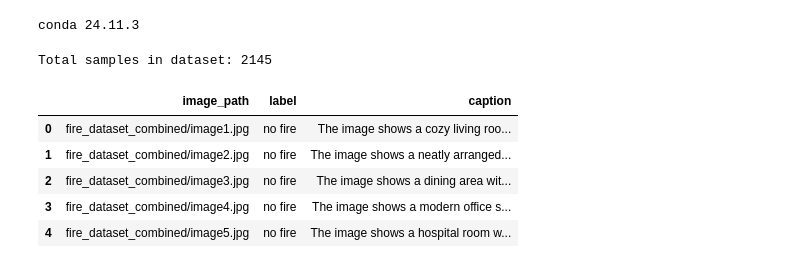
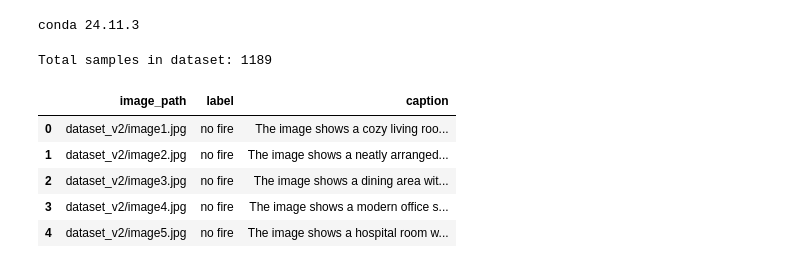
Before and after one commit to tmdeptrai/ContextFire-VLM, a Jupyter notebook: model_survey/qwen2_vl_2B.ipynb, the cells around one changed output. Saved outputs shown, nothing was run; the diff lists cells and outputs as text; code cells hidden in the pictures.

```diff
--- a/model_survey/qwen2_vl_2B.ipynb
+++ b/model_survey/qwen2_vl_2B.ipynb
@@ -23,16 +23,16 @@ import time
 import re, json
 # %%
 # Load ground truth data
-df = pd.read_csv('../fire_captions_combined.csv')
+df = pd.read_csv('../labels_v2.csv')
 print(f"Total samples in dataset: {len(df)}")
 df.head()
 # %% [output]
-Total samples in dataset: 2145
+Total samples in dataset: 1189
 |  | image_path | label | caption |
-| 0 | fire_dataset_combined/image1.jpg | no fire | The image shows a cozy living roo... |
-| 1 | fire_dataset_combined/image2.jpg | no fire | The image shows a neatly arranged... |
-| 2 | fire_dataset_combined/image3.jpg | no fire | The image shows a dining area wit... |
-| 3 | fire_dataset_combined/image4.jpg | no fire | The image shows a modern office s... |
-| 4 | fire_dataset_combined/image5.jpg | no fire | The image shows a hospital room w... |
+| 0 | dataset_v2/image1.jpg | no fire | The image shows a cozy living roo... |
+| 1 | dataset_v2/image2.jpg | no fire | The image shows a neatly arranged... |
+| 2 | dataset_v2/image3.jpg | no fire | The image shows a dining area wit... |
+| 3 | dataset_v2/image4.jpg | no fire | The image shows a modern office s... |
+| 4 | dataset_v2/image5.jpg | no fire | The image shows a hospital room w... |
 # %%
 # Initialize model and processor
```
Also changed, not shown: parts of 6 cells of this notebook, 4 other files.
